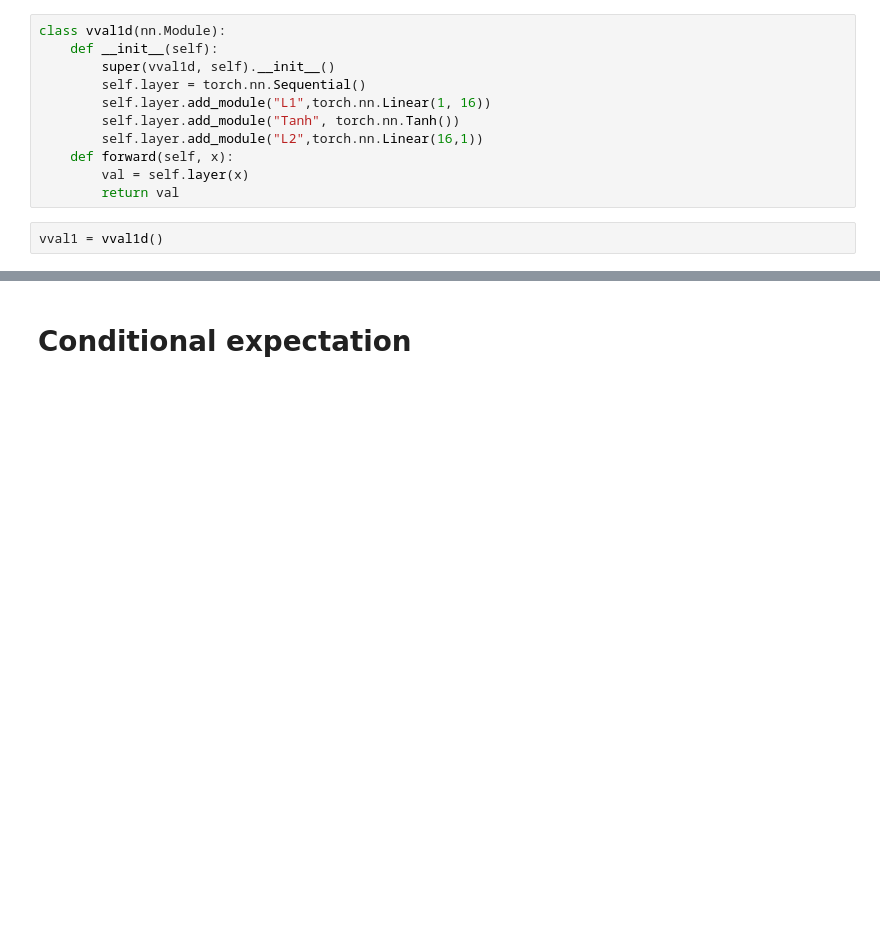
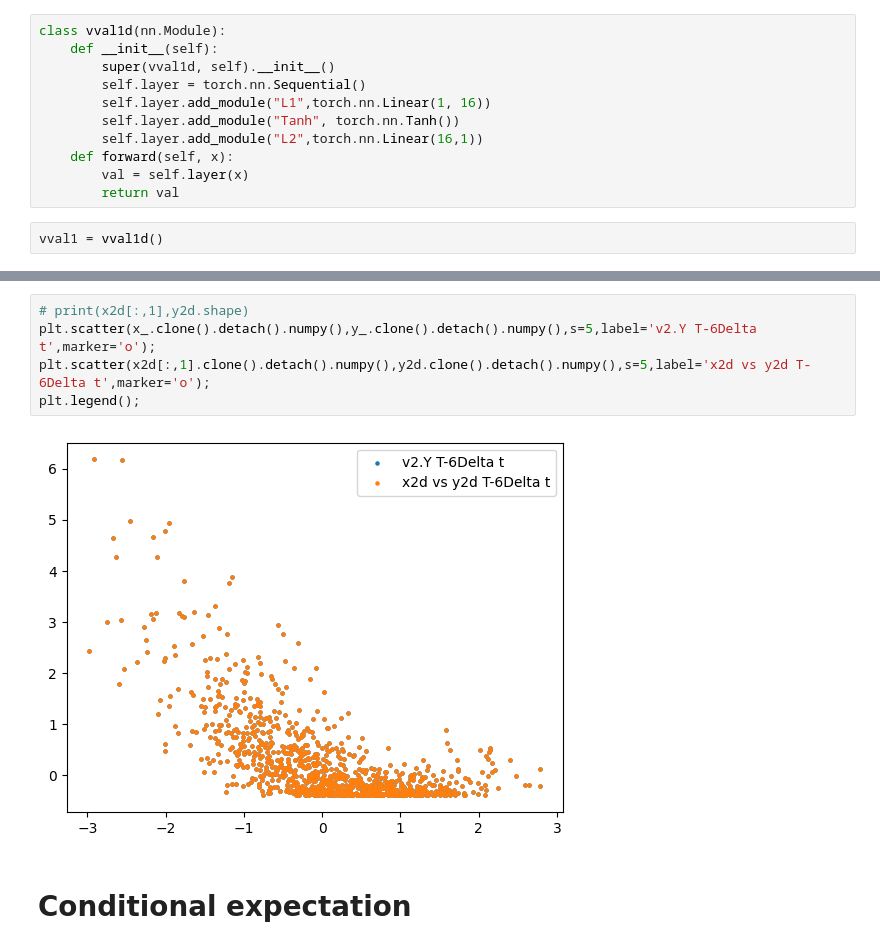
Before and after one commit to arashfahim/Stochastic_Control_FSU, a Jupyter notebook: Discrete_time_DPP.ipynb, the cells around one changed output, grey strips where cells are left out. Saved outputs shown, nothing was run; the diff lists cells and outputs as text; blank space fills up the shorter version.

```diff
--- a/Discrete_time_DPP.ipynb
+++ b/Discrete_time_DPP.ipynb
@@ -803,3 +806,10 @@ torch.Size([100, 1]) torch.Size([100, 1])
+# %%
+# print(x2d[:,1],y2d.shape)
+plt.scatter(x_.clone().detach().numpy(),y_.clone().detach().numpy(),s=5,label='v2.Y T-6Delta t',marker='o');
+plt.scatter(x2d[:,1].clone().detach().numpy(),y2d.clone().detach().numpy(),s=5,label='x2d vs y2d T-6Delta t',marker='o');
+plt.legend();
+# %% [output]
+[figure, added]
 # %% [markdown]
 # Conditional expectation
 # %% [markdown]
```
Also changed, not shown: parts of 36 cells of this notebook.
